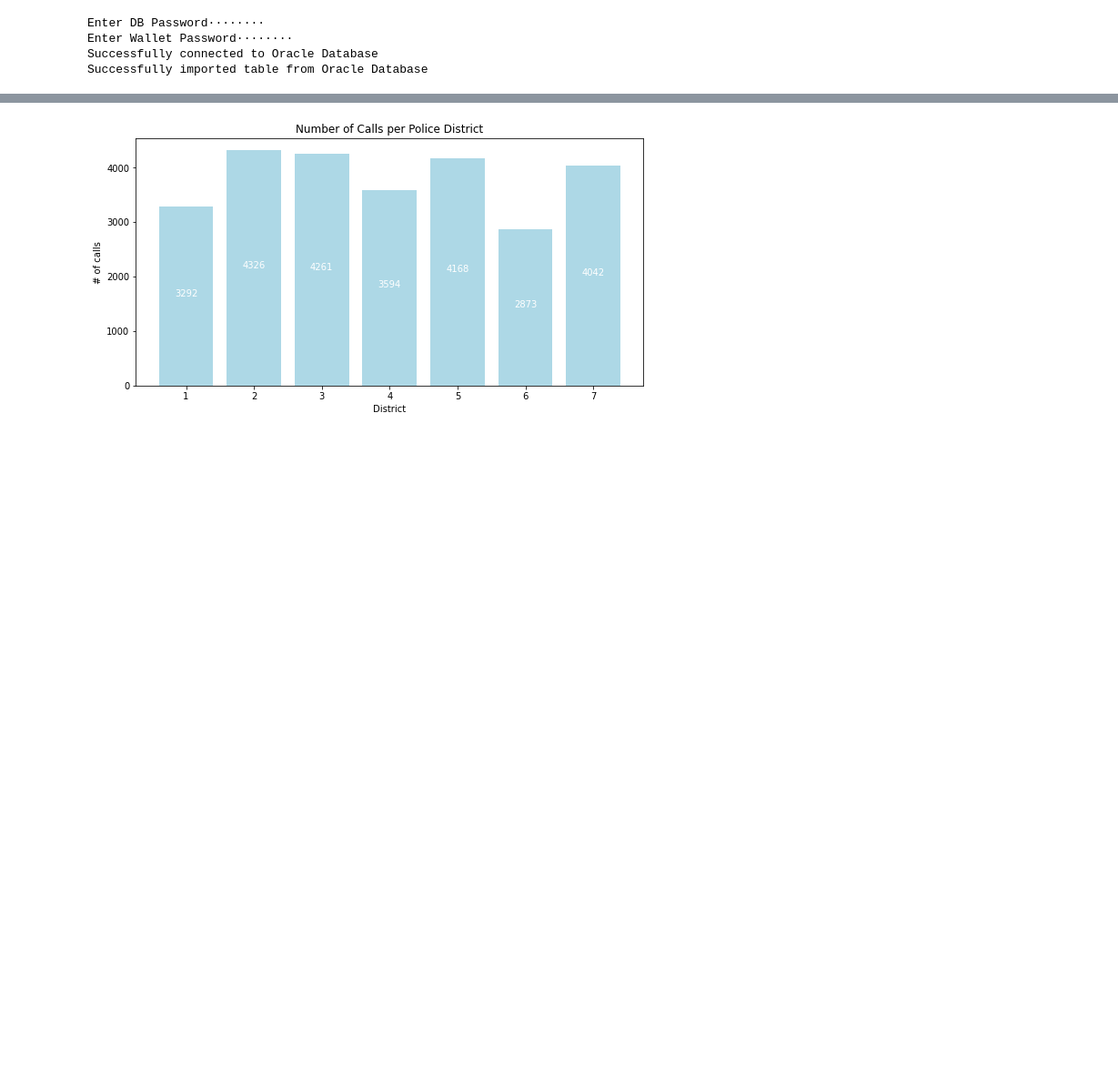
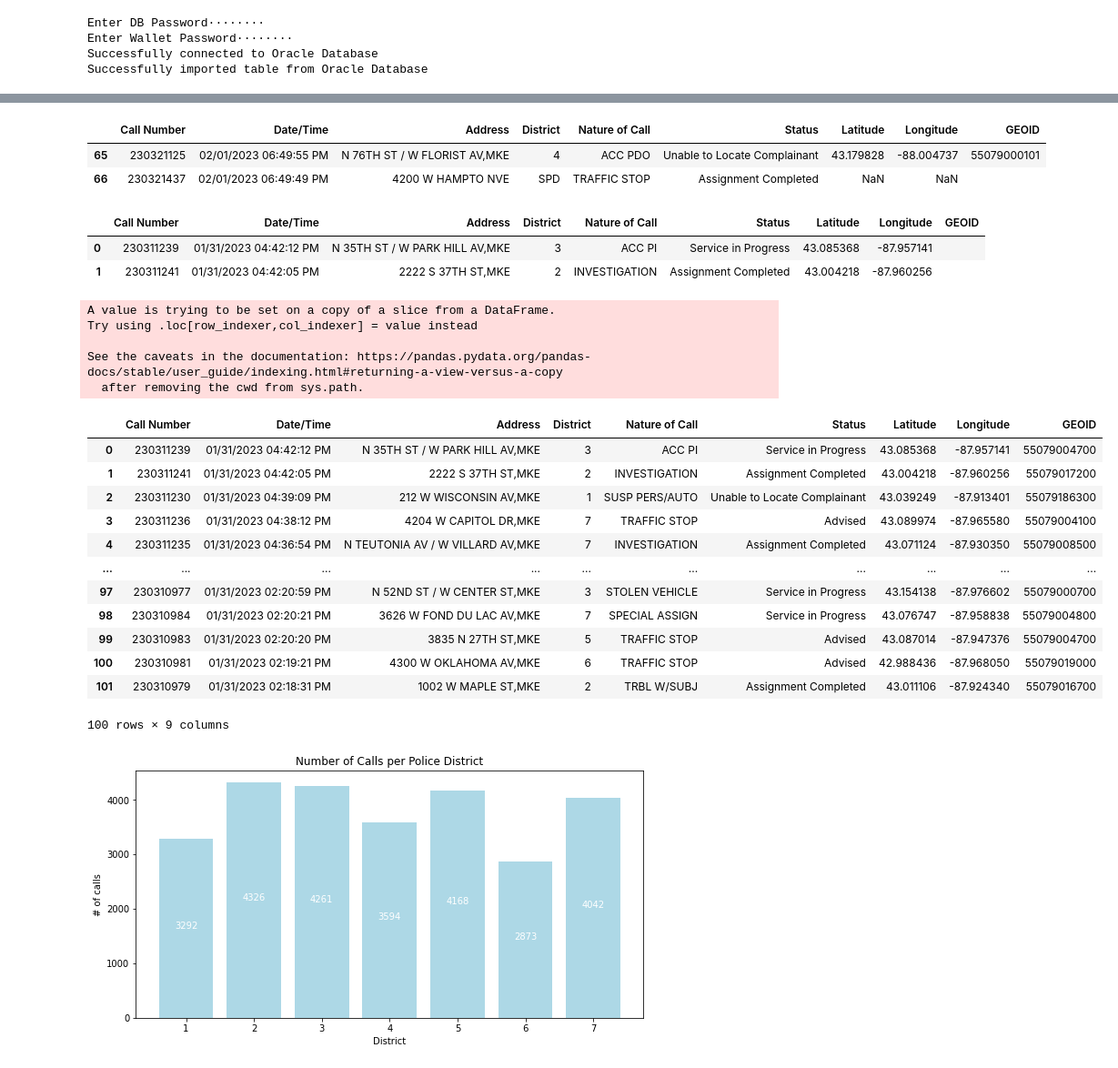
Before and after one commit to ecarrasco07/CrimeReportDS, a Jupyter notebook: Exploratory Data Analysis.ipynb, the cells around one changed output, grey strips where cells are left out. Shown: that part at 91% size. Saved outputs shown, nothing was run; the diff lists cells and outputs as text; code cells hidden in the pictures; blank space fills up the shorter version.

```diff
--- a/Exploratory Data Analysis.ipynb
+++ b/Exploratory Data Analysis.ipynb
@@ -41,0 +119,15 @@ df.columns = ['Call Number' , 'Date/Time' , 'Address' , 'District' , 'Nature of
+# %%
+df_100[65:67]
+# %% [output]
+|  | Call Number | Date/Time | Address | District | Nature of Call | Status | Latitude | Longitude | GEOID |
+| 65 | 230321125 | 02/01/2023 06:49:55 PM | N 76TH ST / W FLORIST AV,MKE | 4 | ACC PDO | Unable to Locate Complainant | 43.179828 | -88.004737 | 55079000101 |
+| 66 | 230321437 | 02/01/2023 06:49:49 PM | 4200 W HAMPTO NVE | SPD | TRAFFIC STOP | Assignment Completed | NaN | NaN |  |
+# %%
+df.dropna(inplace = True)
+df_100 = df[0:100]
+# %%
+df_100[0:2]
+# %% [output]
+|  | Call Number | Date/Time | Address | District | Nature of Call | Status | Latitude | Longitude | GEOID |
+| 0 | 230311239 | 01/31/2023 04:42:12 PM | N 35TH ST / W PARK HILL AV,MKE | 3 | ACC PI | Service in Progress | 43.085368 | -87.957141 |  |
+| 1 | 230311241 | 01/31/2023 04:42:05 PM | 2222 S 37TH ST,MKE | 2 | INVESTIGATION | Assignment Completed | 43.004218 | -87.960256 |  |
@@ -41,0 +137,26 @@ df.columns = ['Call Number' , 'Date/Time' , 'Address' , 'District' , 'Nature of
+# %%
+df_100 = df[0:100]
+#df_100['GEOID'] = ''
+
+df_100['GEOID'] = df_100.apply(lambda x : cg.coordinates(x=x['Longitude'], y=x['Latitude'])['Census Tracts'][0]['GEOID'], axis = 1)
+
+df_100
+# %% [output]
+A value is trying to be set on a copy of a slice from a DataFrame.
+Try using .loc[row_indexer,col_indexer] = value instead
+
+See the caveats in the documentation: https://pandas.pydata.org/pandas-docs/stable/user_guide/indexing.html#returning-a-view-versus-a-copy
+  after removing the cwd from sys.path.
+|  | Call Number | Date/Time | Address | District | Nature of Call | Status | Latitude | Longitude | GEOID |
+| 0 | 230311239 | 01/31/2023 04:42:12 PM | N 35TH ST / W PARK HILL AV,MKE | 3 | ACC PI | Service in Progress | 43.085368 | -87.957141 | 55079004700 |
+| 1 | 230311241 | 01/31/2023 04:42:05 PM | 2222 S 37TH ST,MKE | 2 | INVESTIGATION | Assignment Completed | 43.004218 | -87.960256 | 55079017200 |
+| 2 | 230311230 | 01/31/2023 04:39:09 PM | 212 W WISCONSIN AV,MKE | 1 | SUSP PERS/AUTO | Unable to Locate Complainant | 43.039249 | -87.913401 | 55079186300 |
+| 3 | 230311236 | 01/31/2023 04:38:12 PM | 4204 W CAPITOL DR,MKE | 7 | TRAFFIC STOP | Advised | 43.089974 | -87.965580 | 55079004100 |
+| 4 | 230311235 | 01/31/2023 04:36:54 PM | N TEUTONIA AV / W VILLARD AV,MKE | 7 | INVESTIGATION | Assignment Completed | 43.071124 | -87.930350 | 55079008500 |
+| ... | ... | ... | ... | ... | ... | ... | ... | ... | ... |
+| 97 | 230310977 | 01/31/2023 02:20:59 PM | N 52ND ST / W CENTER ST,MKE | 3 | STOLEN VEHICLE | Service in Progress | 43.154138 | -87.976602 | 55079000700 |
+| 98 | 230310984 | 01/31/2023 02:20:21 PM | 3626 W FOND DU LAC AV,MKE | 7 | SPECIAL ASSIGN | Service in Progress | 43.076747 | -87.958838 | 55079004800 |
+| 99 | 230310983 | 01/31/2023 02:20:20 PM | 3835 N 27TH ST,MKE | 5 | TRAFFIC STOP | Advised | 43.087014 | -87.947376 | 55079004700 |
+| 100 | 230310981 | 01/31/2023 02:19:21 PM | 4300 W OKLAHOMA AV,MKE | 6 | TRAFFIC STOP | Advised | 42.988436 | -87.968050 | 55079019000 |
+| 101 | 230310979 | 01/31/2023 02:18:31 PM | 1002 W MAPLE ST,MKE | 2 | TRBL W/SUBJ | Assignment Completed | 43.011106 | -87.924340 | 55079016700 |
+100 rows × 9 columns
```
Also changed, not shown: parts of 6 cells of this notebook.
